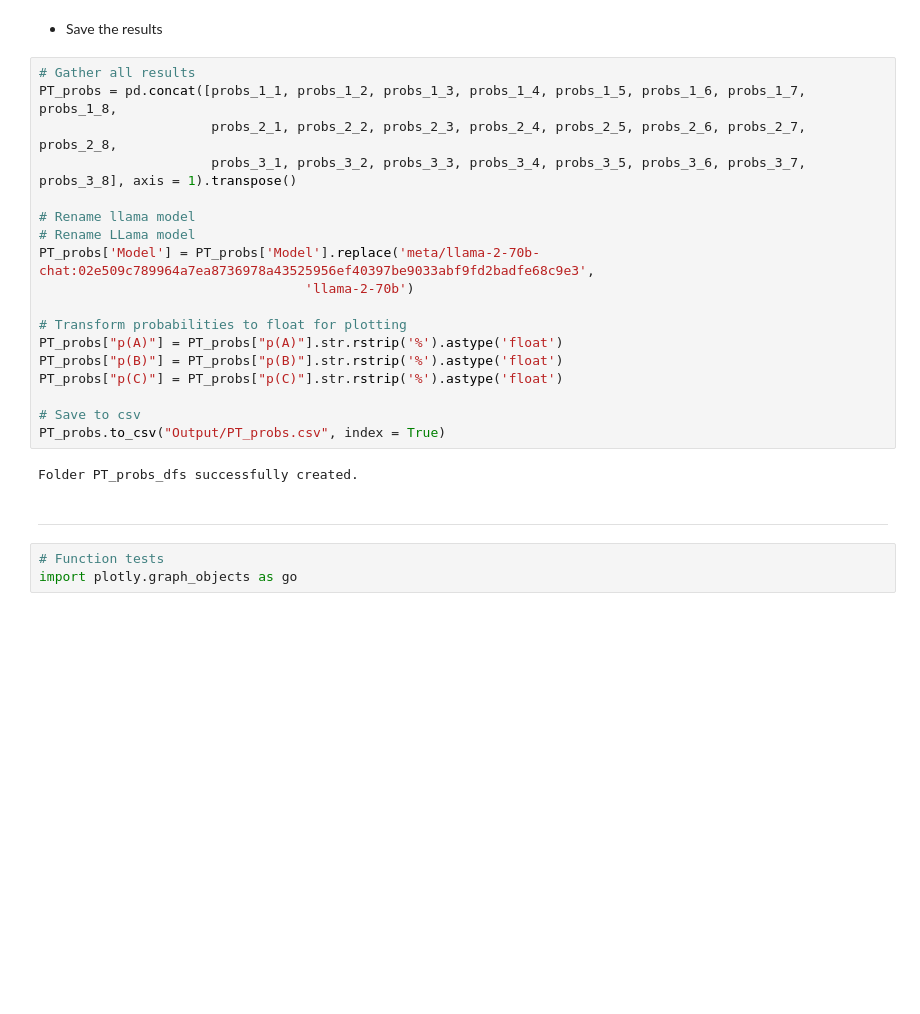
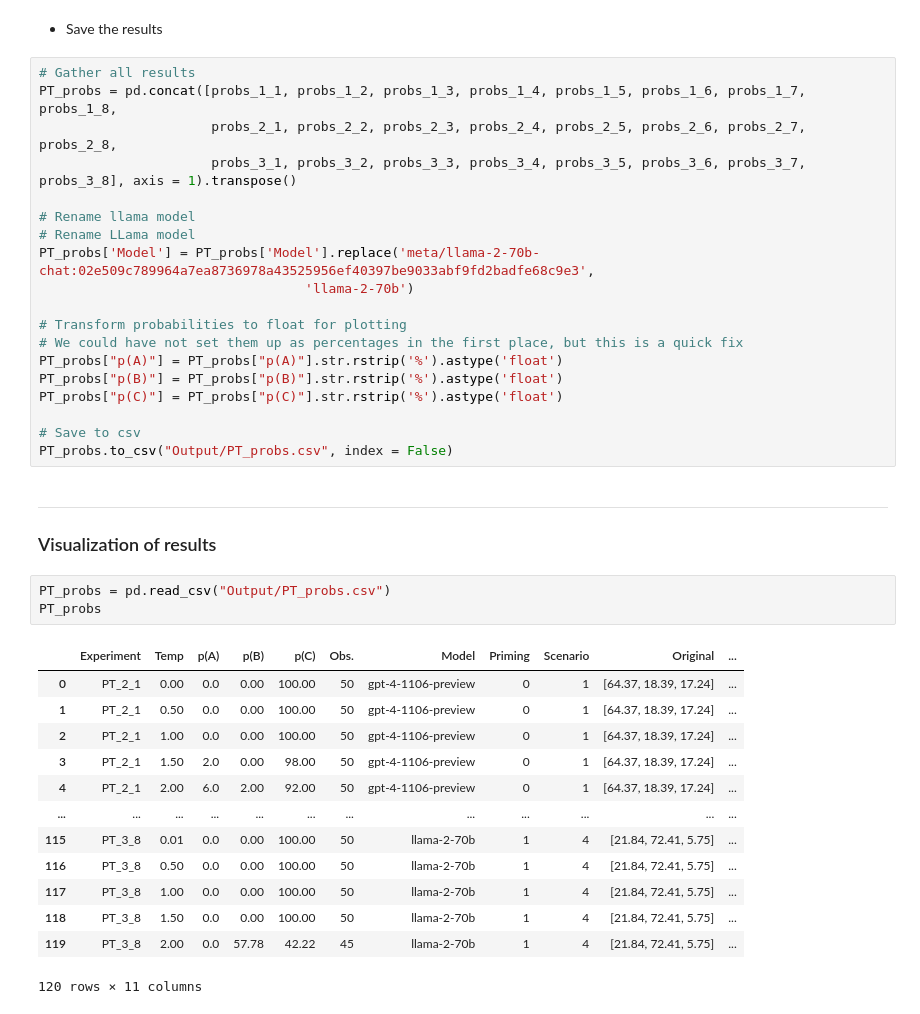
Before and after one commit to MariusDSPM/Data-Science-Project, a Jupyter notebook: Prospect_Theory.ipynb, the cells around one changed output. Saved outputs shown, nothing was run; the diff lists cells and outputs as text; blank space fills up the shorter version.

Commit message:
Reworked to include og results, still work to do

```diff
--- a/Prospect_Theory.ipynb
+++ b/Prospect_Theory.ipynb
@@ -1175,17 +726,32 @@ PT_probs['Model'] = PT_probs['Model'].replace('meta/llama-2-70b-chat:02e509c7899
                                   'llama-2-70b')
 
 # Transform probabilities to float for plotting
+# We could have not set them up as percentages in the first place, but this is a quick fix
 PT_probs["p(A)"] = PT_probs["p(A)"].str.rstrip('%').astype('float')
 PT_probs["p(B)"] = PT_probs["p(B)"].str.rstrip('%').astype('float')
 PT_probs["p(C)"] = PT_probs["p(C)"].str.rstrip('%').astype('float')
 
 # Save to csv
-PT_probs.to_csv("Output/PT_probs.csv", index = True)
+PT_probs.to_csv("Output/PT_probs.csv", index = False)
-# %% [output]
-Folder PT_probs_dfs successfully created.
-# %% [markdown]
----
-# %%
-# Function tests
-import plotly.graph_objects as go
+# %% [markdown]
+---
+
+### Visualization of results
+# %%
+PT_probs = pd.read_csv("Output/PT_probs.csv")
+PT_probs
+# %% [output]
+|  | Experiment | Temp | p(A) | p(B) | p(C) | Obs. | Model | Priming | Scenario | Original | ... |
+| 0 | PT_2_1 | 0.00 | 0.0 | 0.00 | 100.00 | 50 | gpt-4-1106-preview | 0 | 1 | [64.37, 18.39, 17.24] | ... |
+| 1 | PT_2_1 | 0.50 | 0.0 | 0.00 | 100.00 | 50 | gpt-4-1106-preview | 0 | 1 | [64.37, 18.39, 17.24] | ... |
+| 2 | PT_2_1 | 1.00 | 0.0 | 0.00 | 100.00 | 50 | gpt-4-1106-preview | 0 | 1 | [64.37, 18.39, 17.24] | ... |
+| 3 | PT_2_1 | 1.50 | 2.0 | 0.00 | 98.00 | 50 | gpt-4-1106-preview | 0 | 1 | [64.37, 18.39, 17.24] | ... |
+| 4 | PT_2_1 | 2.00 | 6.0 | 2.00 | 92.00 | 50 | gpt-4-1106-preview | 0 | 1 | [64.37, 18.39, 17.24] | ... |
+| ... | ... | ... | ... | ... | ... | ... | ... | ... | ... | ... | ... |
+| 115 | PT_3_8 | 0.01 | 0.0 | 0.00 | 100.00 | 50 | llama-2-70b | 1 | 4 | [21.84, 72.41, 5.75] | ... |
+| 116 | PT_3_8 | 0.50 | 0.0 | 0.00 | 100.00 | 50 | llama-2-70b | 1 | 4 | [21.84, 72.41, 5.75] | ... |
+| 117 | PT_3_8 | 1.00 | 0.0 | 0.00 | 100.00 | 50 | llama-2-70b | 1 | 4 | [21.84, 72.41, 5.75] | ... |
+| 118 | PT_3_8 | 1.50 | 0.0 | 0.00 | 100.00 | 50 | llama-2-70b | 1 | 4 | [21.84, 72.41, 5.75] | ... |
+| 119 | PT_3_8 | 2.00 | 0.0 | 57.78 | 42.22 | 45 | llama-2-70b | 1 | 4 | [21.84, 72.41, 5.75] | ... |
+120 rows × 11 columns
 # %%
```
Also changed, not shown: parts of 37 cells of this notebook, 2 other files.
